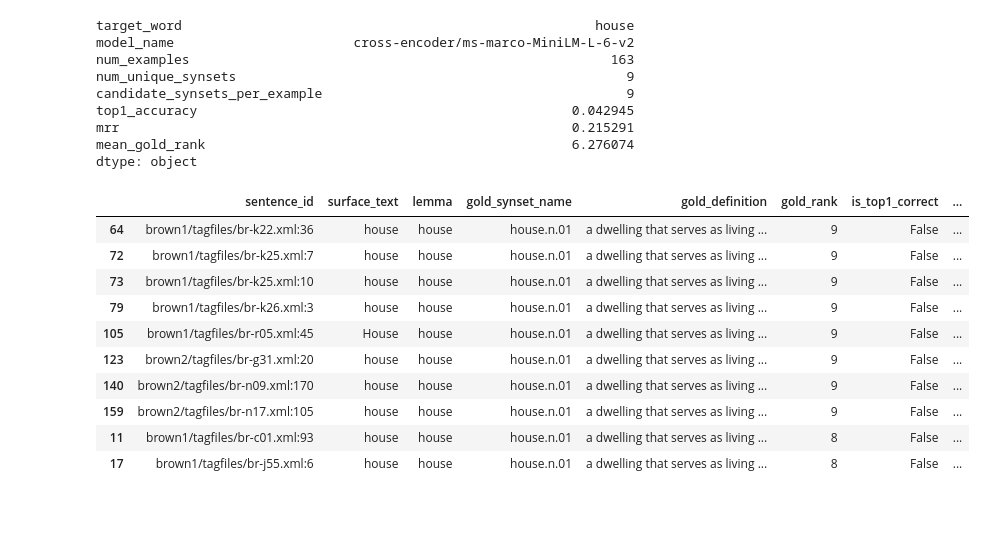
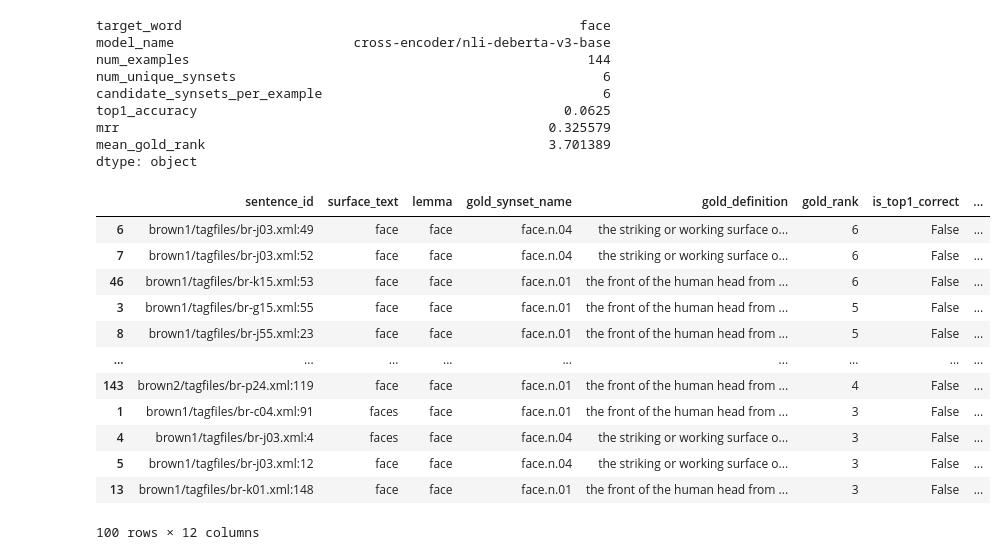
Before and after one commit to YxRicardo/LiteSemRAG, a Jupyter notebook: jupyter_notebooks/semcor_cross_encoder.ipynb, the cells around one changed output. Saved outputs shown, nothing was run; the diff lists cells and outputs as text; code cells hidden in the pictures; blank space fills up the shorter version.

```diff
--- a/jupyter_notebooks/semcor_cross_encoder.ipynb
+++ b/jupyter_notebooks/semcor_cross_encoder.ipynb
@@ -30,9 +32,9 @@ from prepare_semcor import iter_sentence_records, load_semcor_stats
 # %%
 BASE_DIR = Path("data/semcor")
 NUM_SENTENCES = 37176
-DEFAULT_MODEL_NAME = "cross-encoder/ms-marco-MiniLM-L-6-v2"
+DEFAULT_MODEL_NAME = "cross-encoder/nli-deberta-v3-base"
 DEFAULT_RANDOM_SEED = 13
-
+TARGET_WORD = "house"
 
 def load_semcor_sentence_sample(base_dir: Path, num_sentences: int | None = None):
     records = iter_sentence_records(base_dir)
@@ -182,7 +249,7 @@ def evaluate_cross_encoder_on_semcor(
     model_name: str = DEFAULT_MODEL_NAME,
     sentence_records: list[dict] | None = None,
     candidate_sentence_records: list[dict] | None = None,
-    mark_target: bool = True,
+    mark_target: bool = False,
     batch_size: int = 32,
 ):
     if sentence_records is None:
@@ -224,13 +291,15 @@ def evaluate_cross_encoder_on_semcor(
             {
                 "synset_name": candidate["synset_name"],
                 "definition": candidate["definition"],
+                "hypothesis": candidate["hypothesis"],
                 "label": int(candidate["synset_name"] == example["synset_name"]),
             }
             for candidate in candidate_bank
         ]
 
-        pairs = [(example["query_text"], candidate["definition"]) for candidate in candidates]
-        scores = model.predict(pairs, batch_size=batch_size, show_progress_bar=False)
+        pairs = [(example["query_text"], candidate["hypothesis"]) for candidate in candidates]
+        raw_scores = model.predict(pairs, batch_size=batch_size, show_progress_bar=False)
+        scores = extract_cross_encoder_scores(raw_scores, model)
 
         ranked_candidates = sorted(
             [
@@ -262,6 +331,7 @@ def evaluate_cross_encoder_on_semcor(
                 "is_top1_correct": gold_rank == 1,
                 "top_prediction": top_candidate["synset_name"],
                 "top_prediction_definition": top_candidate["definition"],
+                "top_prediction_hypothesis": top_candidate["hypothesis"],
                 "top_prediction_score": top_candidate["score"],
                 "query_text": example["query_text"],
             }
@@ -282,7 +352,7 @@ def evaluate_cross_encoder_on_semcor(
     )
     return metrics, results_df
 # %%
-TARGET_WORD = "house"
+TARGET_WORD = "face"
 metrics, results_df = evaluate_cross_encoder_on_semcor(
     target_word=TARGET_WORD,
     model_name=DEFAULT_MODEL_NAME,
@@ -292,26 +362,28 @@ metrics, results_df = evaluate_cross_encoder_on_semcor(
 
 metrics
 # %% [output]
-target_word                                                     house
-model_name                       cross-encoder/ms-marco-MiniLM-L-6-v2
-num_examples                                                      163
-num_unique_synsets                                                  9
-candidate_synsets_per_example                                       9
-top1_accuracy                                                0.042945
-mrr                                                          0.215291
-mean_gold_rank                                               6.276074
+target_word                                                   face
+model_name                       cross-encoder/nli-deberta-v3-base
+num_examples                                                   144
+num_unique_synsets                                               6
+candidate_synsets_per_example                                    6
+top1_accuracy                                               0.0625
+mrr                                                       0.325579
+mean_gold_rank                                            3.701389
 dtype: object
 # %%
-results_df.sort_values(["is_top1_correct", "gold_rank"], ascending=[True, False]).head(10)
+results_df.sort_values(["is_top1_correct", "gold_rank"], ascending=[True, False]).head(100)
 # %% [output]
 |  | sentence_id | surface_text | lemma | gold_synset_name | gold_definition | gold_rank | is_top1_correct | ... |
-| 64 | brown1/tagfiles/br-k22.xml:36 | house | house | house.n.01 | a dwelling that serves as living ... | 9 | False | ... |
-| 72 | brown1/tagfiles/br-k25.xml:7 | house | house | house.n.01 | a dwelling that serves as living ... | 9 | False | ... |
-| 73 | brown1/tagfiles/br-k25.xml:10 | house | house | house.n.01 | a dwelling that serves as living ... | 9 | False | ... |
-| 79 | brown1/tagfiles/br-k26.xml:3 | house | house | house.n.01 | a dwelling that serves as living ... | 9 | False | ... |
-| 105 | brown1/tagfiles/br-r05.xml:45 | House | house | house.n.01 | a dwelling that serves as living ... | 9 | False | ... |
-| 123 | brown2/tagfiles/br-g31.xml:20 | house | house | house.n.01 | a dwelling that serves as living ... | 9 | False | ... |
-| 140 | brown2/tagfiles/br-n09.xml:170 | house | house | house.n.01 | a dwelling that serves as living ... | 9 | False | ... |
-| 159 | brown2/tagfiles/br-n17.xml:105 | house | house | house.n.01 | a dwelling that serves as living ... | 9 | False | ... |
-| 11 | brown1/tagfiles/br-c01.xml:93 | house | house | house.n.01 | a dwelling that serves as living ... | 8 | False | ... |
-| 17 | brown1/tagfiles/br-j55.xml:6 | house | house | house.n.01 | a dwelling that serves as living ... | 8 | False | ... |
+| 6 | brown1/tagfiles/br-j03.xml:49 | face | face | face.n.04 | the striking or working surface o... | 6 | False | ... |
+| 7 | brown1/tagfiles/br-j03.xml:52 | face | face | face.n.04 | the striking or working surface o... | 6 | False | ... |
+| 46 | brown1/tagfiles/br-k15.xml:53 | face | face | face.n.01 | the front of the human head from ... | 6 | False | ... |
+| 3 | brown1/tagfiles/br-g15.xml:55 | face | face | face.n.01 | the front of the human head from ... | 5 | False | ... |
+| 8 | brown1/tagfiles/br-j55.xml:23 | face | face | face.n.01 | the front of the human head from ... | 5 | False | ... |
+| ... | ... | ... | ... | ... | ... | ... | ... | ... |
+| 143 | brown2/tagfiles/br-p24.xml:119 | face | face | face.n.01 | the front of the human head from ... | 4 | False | ... |
+| 1 | brown1/tagfiles/br-c04.xml:91 | faces | face | face.n.01 | the front of the human head from ... | 3 | False | ... |
+| 4 | brown1/tagfiles/br-j03.xml:4 | faces | face | face.n.04 | the striking or working surface o... | 3 | False | ... |
+| 5 | brown1/tagfiles/br-j03.xml:12 | face | face | face.n.04 | the striking or working surface o... | 3 | False | ... |
+| 13 | brown1/tagfiles/br-k01.xml:148 | face | face | face.n.01 | the front of the human head from ... | 3 | False | ... |
+100 rows × 12 columns
```
Also changed, not shown: parts of 5 cells of this notebook, 5 other files.
